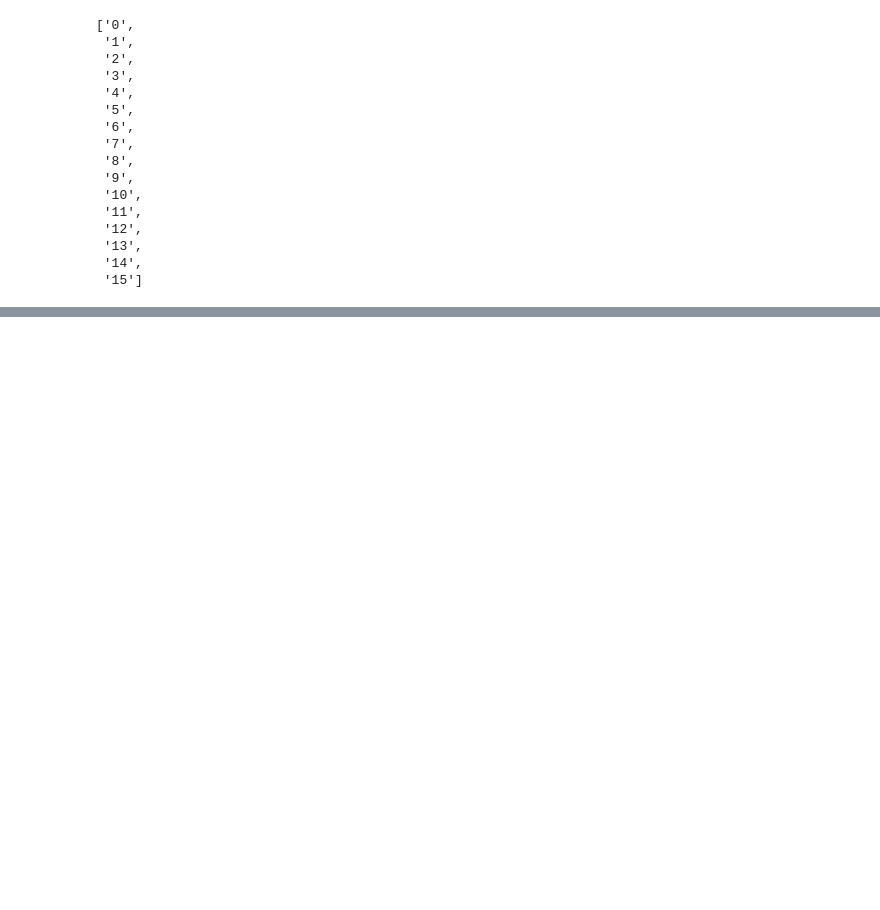
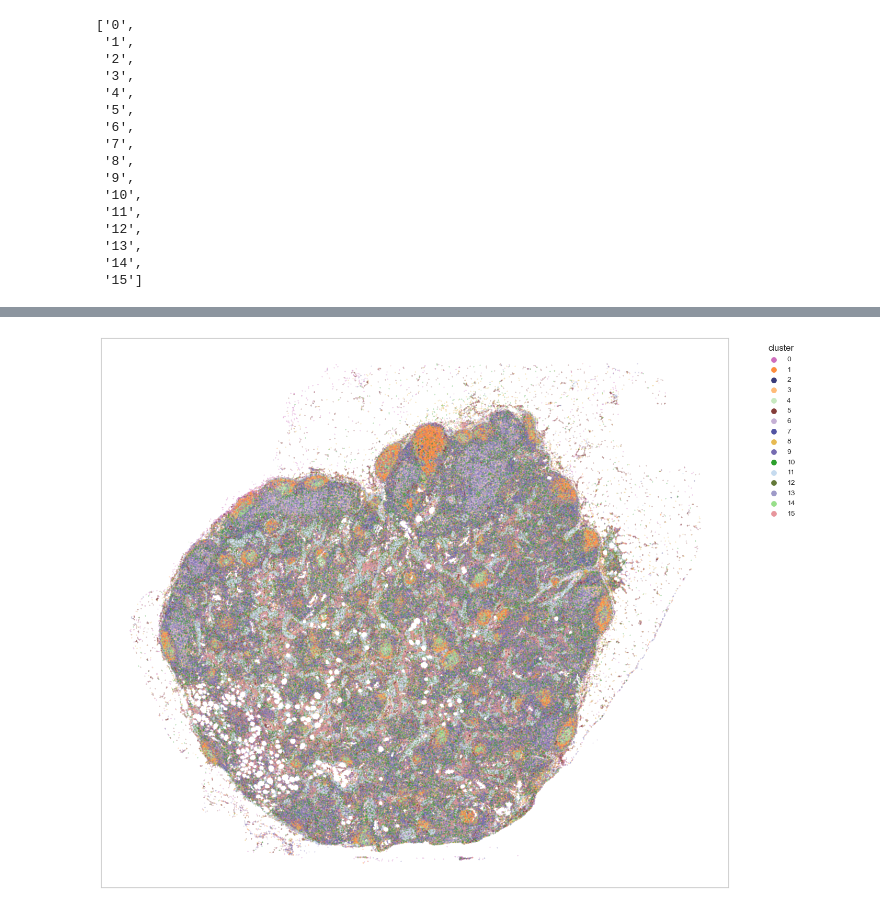
Before and after one commit to gkanfer/SpatialOmicsToolkit, a Jupyter notebook: xenium/VolconoPlot_xenium_lymph.ipynb, the cells around one changed output, grey strips where cells are left out. Saved outputs shown, nothing was run; the diff lists cells and outputs as text; code cells hidden in the pictures; blank space fills up the shorter version.

```diff
--- a/xenium/VolconoPlot_xenium_lymph.ipynb
+++ b/xenium/VolconoPlot_xenium_lymph.ipynb
@@ -264,0 +329,4 @@ with PdfPages(os.path.join(pathout, f'Report_spatial_map_plot.pdf')) as pdf:
+# %%
+df = pd.DataFrame({'cluster':andata.obs['cluster'],'x':andata.obsm['spatial'][:,0],'y':andata.obsm['spatial'][:,1]})
+color_map = andata.uns['clusterColorMap'].set_index('clusters')['colors'].to_dict()
+color_map
@@ -264,0 +350,28 @@ with PdfPages(os.path.join(pathout, f'Report_spatial_map_plot.pdf')) as pdf:
+# %%
+df['color'] = df['cluster'].astype(str).map(color_map)
+# %%
+sns.set_theme(style="whitegrid", palette="pastel")
+color_container = []
+
+fig, ax = plt.subplots(1, 1, figsize=(15,15))
+clusters = sorted(np.unique(df['cluster'].values), key=int)
+for i, cluster in enumerate(clusters):
+    cluster_data = df[df['cluster'] == cluster]
+    color_temp = cluster_data['color'][0]
+    ax.scatter( x=cluster_data['x'], y=cluster_data['y'], color=color_temp, label=f'{cluster}', s=0.05, alpha=1)
+
+ax.set_xticks([])
+ax.set_yticks([])
+# ax.set_xlabel(xlab)
+# ax.set_ylabel(ylab)
+# ax.set_title(title)
+legend = ax.legend(title='cluster',
+                    bbox_to_anchor=(1.05, 1),  # Position the legend outside the plot
+                    loc='upper left',
+                    fontsize='small',  # Control the font size
+                    title_fontsize='medium',
+                     markerscale=30,  # Increase the size of the legend markers
+                    frameon=False)
+plt.subplots_adjust(left=0.1, right=0.9, top=0.9, bottom=0.2)
+# %% [output]
+[figure, added]
```
Also changed, not shown: parts of 12 cells of this notebook, 4 other files.
